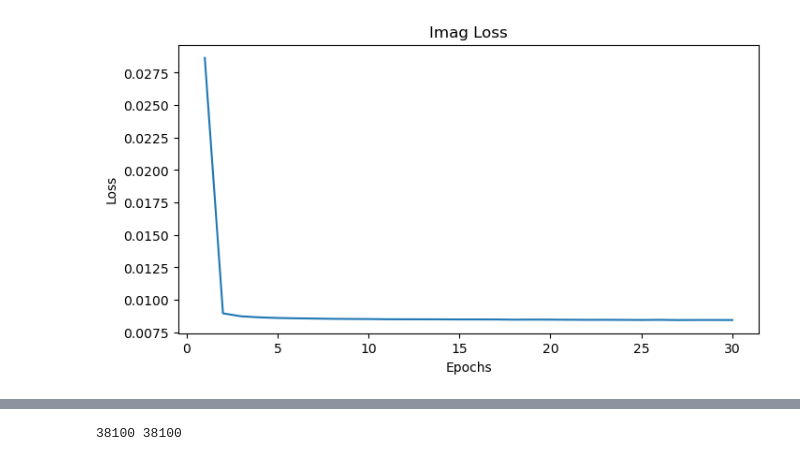
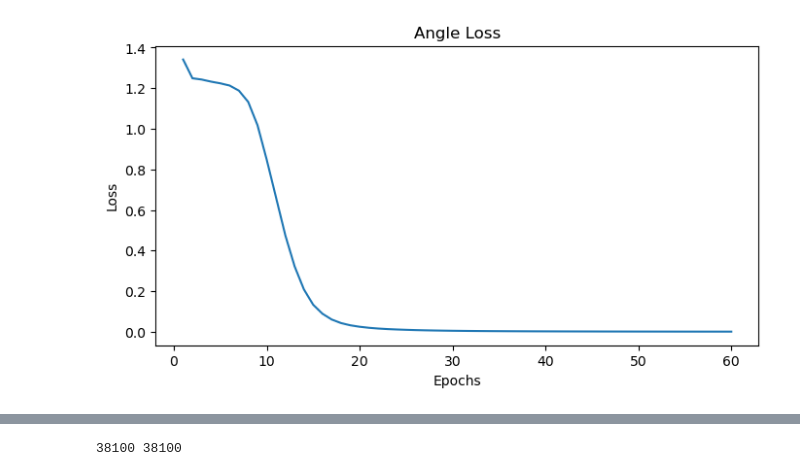
Before and after one commit to ihpar/ney_gtr, a Jupyter notebook: stft_model.ipynb, the cells around one changed output, grey strips where cells are left out. Saved outputs shown, nothing was run; the diff lists cells and outputs as text; code cells hidden in the pictures.

```diff
--- a/stft_model.ipynb
+++ b/stft_model.ipynb
@@ -15,5 +26,5 @@ train_data_loader_real, test_data_loader_real = build_data_loaders(part="real")
 # %%
-x, y, fp_x, fp_y = next(iter(test_data_loader_real))
+x, y, fp_x, fp_y = next(iter(test_data_loader_abs))
 print(torch.min(x), torch.max(x))
 print("Original shape:", x.shape)
 NUM_TOTAL_FEATURES = int(x.shape[2] * x.shape[3])
@@ -43,10 +54,10 @@ x = nn.ConvTranspose2d(32, 1, 3, stride=1)(x)
 print("3", x.size())
 x = x.view(4, -1)
 print("4", x.size())
-x = nn.Linear(518, NUM_TOTAL_FEATURES//16)(x)
+x = nn.Linear(273, NUM_TOTAL_FEATURES//16)(x)
 print("5", x.size())
 x = nn.Linear(NUM_TOTAL_FEATURES//16, NUM_TOTAL_FEATURES)(x)
 print("6", x.shape)
-x = x.view(4, 1, 512, -1)
+x = x.view(4, 1, 128, -1)
 print("7", x.size())
 # %% [output]
@@ -72,7 +83,7 @@ Decoder:
 class Gtr_2_Ney_AutoEncoder(nn.Module):
     def __init__(self):
         super().__init__()
-        self.NUM_TOTAL_FEATURES = 77824
+        self.NUM_TOTAL_FEATURES = 32896
         self.encoder = nn.Sequential(
             nn.Conv2d(1, 16, 3, stride=2),
             nn.LeakyReLU(),
@@ -96,10 +107,10 @@ class Gtr_2_Ney_AutoEncoder(nn.Module):
         )
 
         self.linear = nn.Sequential(
-            nn.Linear(518, self.NUM_TOTAL_FEATURES),
+            nn.Linear(273, self.NUM_TOTAL_FEATURES // 16),
+            nn.Sigmoid(),
+            nn.Linear(self.NUM_TOTAL_FEATURES // 16, self.NUM_TOTAL_FEATURES),
             nn.Sigmoid()
-            # nn.Linear(NUM_TOTAL_FEATURES//16, NUM_TOTAL_FEATURES),
-            # nn.Sigmoid()
         )
 
     def forward(self, x):
@@ -107,11 +118,11 @@ class Gtr_2_Ney_AutoEncoder(nn.Module):
         decoded = self.decoder(encoded)
         decoded = decoded.view(4, -1)
         decoded = self.linear(decoded)
-        decoded = decoded.view(4, 1, 512, -1)
+        decoded = decoded.view(4, 1, 128, -1)
         return decoded
 # %%
-def train_model(part="real", lr=0.001, num_epochs=20):
-    train_data_loader, test_data_loader = build_data_loaders(part=part)
+def train_model(part="abs", lr=0.001, num_epochs=20):
+    train_data_loader, test_data_loader = build_data_loaders(part)
     gtr_2_ney_model = Gtr_2_Ney_AutoEncoder()
     criterion = nn.MSELoss()
     optimizer = optim.Adam(gtr_2_ney_model.parameters(), lr=lr)
@@ -169,4 +182,6 @@ plot_loss(loss_graph_real, "Real Loss")
 # %%
-model_imag, test_data_loader_imag, loss_graph_imag = train_model(
-    part="imag", lr=0.0005, num_epochs=30)
+model_angle, test_data_loader_angle, loss_graph_angle = train_model(
+    part="angle",
+    lr=0.0005,
+    num_epochs=60)
 # %% [output]
@@ -190,6 +205,6 @@ Epoch: 030/30   Loss: 0.008439
 # %%
-plot_loss(loss_graph_imag, "Imag Loss")
+plot_loss(loss_graph_angle, "Angle Loss")
 # %% [output]
-[figure, old version]
+[figure, new version]
 # %%
 def predict(model, test_data_loader):
```
Also changed, not shown: parts of 13 cells of this notebook, 3 other files.
